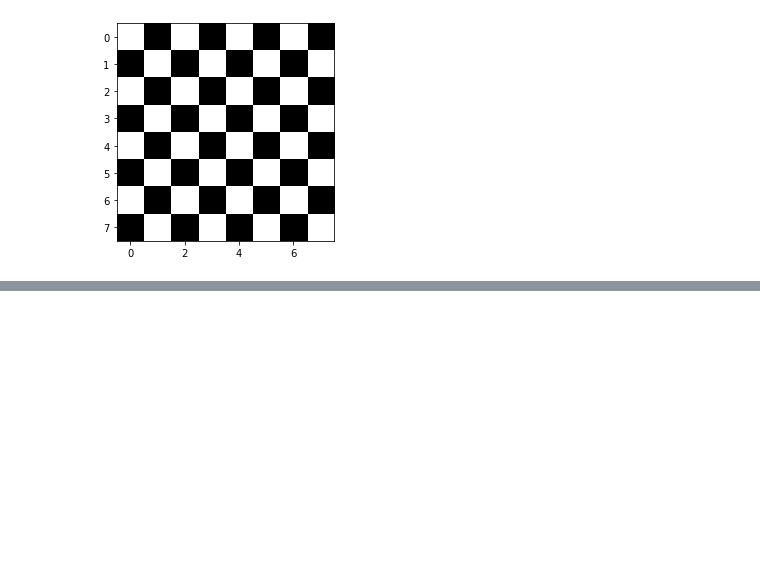
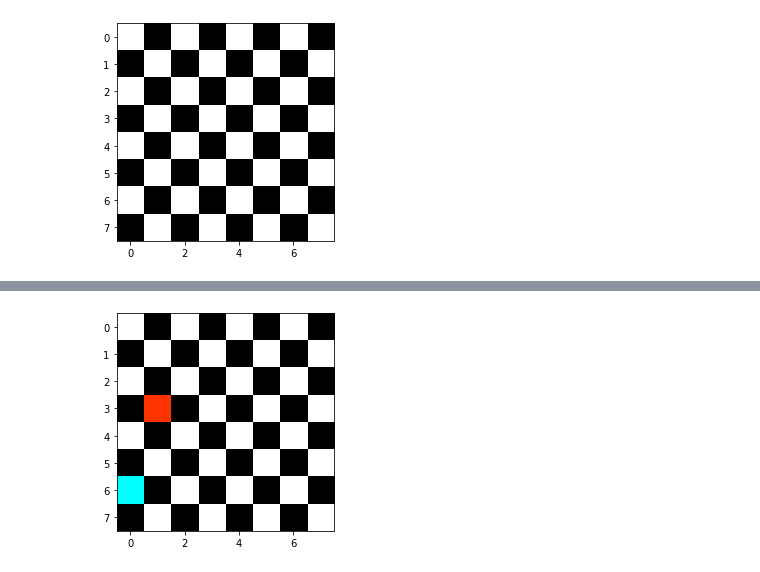
Before and after one commit to ashcaz/chess-board, a Jupyter notebook: chess_board.ipynb, the cells around one changed output, grey strips where cells are left out. Cells and saved outputs as stored; diff of their text form; code cells hidden in the pictures; blank space fills up the shorter version.

```diff
--- a/chess_board.ipynb
+++ b/chess_board.ipynb
@@ -105,0 +125,8 @@ False
+# %%
+new_board.__init__()
+new_board.add_red(3,1)
+new_board.add_blue(6,0)
+new_board.render()
+assert new_board.is_under_attack() == False
+# %% [output]
+[figure, added]
```
Also changed, not shown: parts of 7 cells of this notebook.
